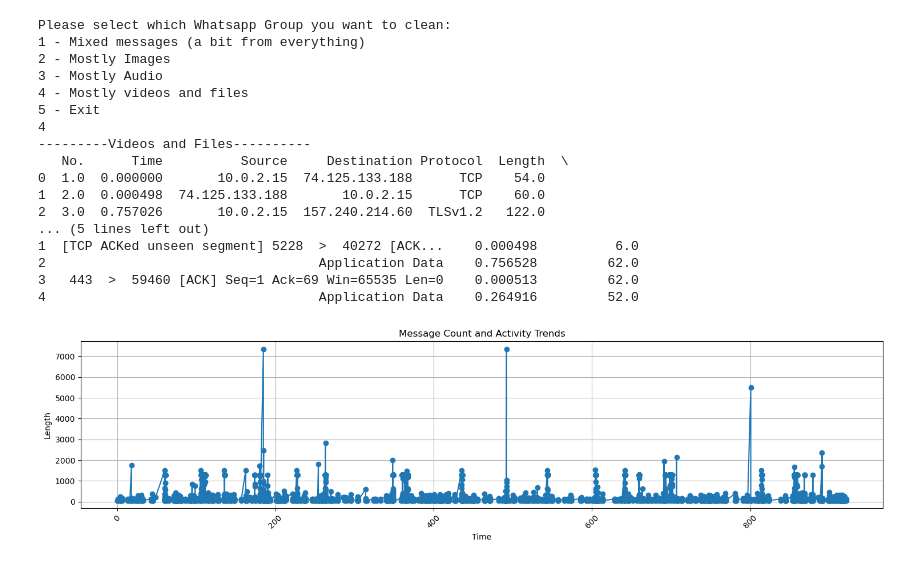
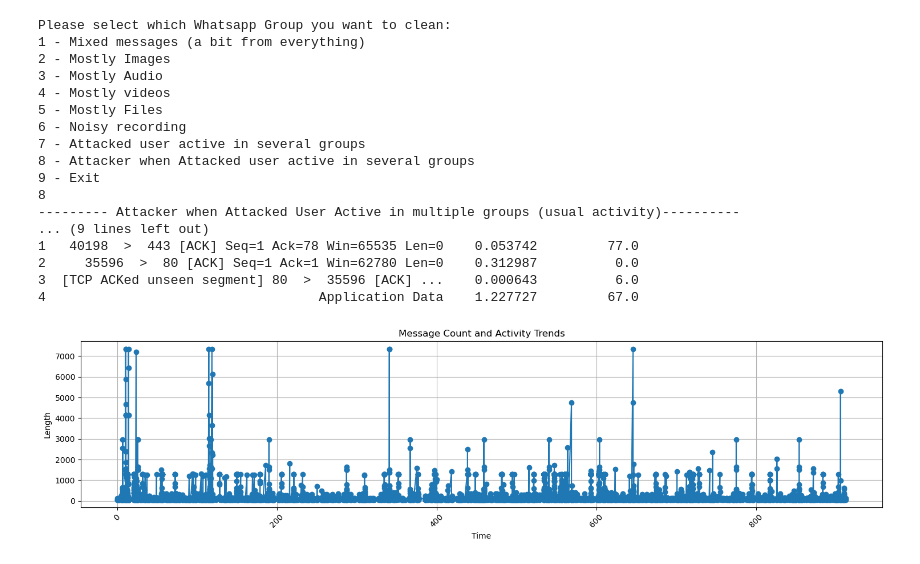
Before and after one commit to ohadwolfman/Networks_Final_Project, a Jupyter notebook: src/network final project - cleaning the recordings.ipynb, the cells around one changed output. Saved outputs shown, nothing was run; the diff lists cells and outputs as text; code cells hidden in the pictures.

Commit message:
cleaned data. improved cleaning.

```diff
--- a/src/network final project - cleaning the recordings.ipynb
+++ b/src/network final project - cleaning the recordings.ipynb
@@ -25,7 +28,7 @@ def load_csv(number):
     if number == '1':
         name = "whatsappMessagesCSV"
         path = work_path + "/RAW/CSV/" + name + ".csv"
-        print("---------Messages----------")
+        print("---------Mixed Group (Mostly Messages)----------")
     elif number == '2':
         name = "whatsappImagesCSV"
         path = work_path + "/RAW/CSV/" + name + ".csv"
@@ -35,9 +38,25 @@ def load_csv(number):
         path = work_path + "/RAW/CSV/" + name + ".csv"
         print("---------Audio----------")
     elif number == '4':
-        name = "whatsappVideosAndFilesCSV"
+        name = "whatsappVideosCSV"
         path = work_path + "/RAW/CSV/" + name + ".csv"
-        print("---------Videos and Files----------")
+        print("---------Videos----------")
+    elif number == '5':
+        name = "whatsappFilesCSV"
+        path = work_path + "/RAW/CSV/" + name + ".csv"
+        print("---------Files----------")
+    elif number == '6':
+        name = "WhatsappNoisedGroupCSV"
+        path = work_path + "/RAW/CSV/" + name + ".csv"
+        print("---------Group With Noise----------")
+    elif number == '7':
+        name = "whatsappAtteckedRegularUseCSV"
+        path = work_path + "/RAW/CSV/" + name + ".csv"
+        print("---------Attacked User Active in multiple groups (usual activity)----------")
+    elif number == '8':
+        name = "whatsappAtteckedRegularUseCSV"
+        path = work_path + "/RAW/CSV/" + name + ".csv"
+        print("--------- Attacker when Attacked User Active in multiple groups (usual activity)----------")
 
     df = pd.read_csv(path, sep=',', header=0,
                      usecols=["No.", "Time", "Source", "Destination", "Protocol", "Length", "Info"])
@@ -166,40 +191,44 @@ def remove_middle_row(df: pd.DataFrame, threshold: int = 500, lendth_diff: int =
 # %%
 invalid = True
 while invalid:
     answer = input("Please select which Whatsapp Group you want to clean:\n"
                            "1 - Mixed messages (a bit from everything)\n"
                            "2 - Mostly Images\n"
                            "3 - Mostly Audio\n"
-                           "4 - Mostly videos and files\n"
-                           "5 - Exit\n")
-    if answer != '1' and answer != '2' and answer != '3' and answer != '4' and answer != '5':
+                           "4 - Mostly videos\n"
+                           "5 - Mostly Files\n"
+                           "6 - Noisy recording\n"
+                           "7 - Attacked user active in several groups\n"
+                           "8 - Attacker when Attacked user active in several groups\n"
+                           "9 - Exit\n")
+    if answer != '1' and answer != '2' and answer != '3' and answer != '4' and answer != '5' and answer != '6' and answer != '7' and answer != '8' and answer != '9':
         print("Invalid value. Please enter a valid number\n")
-    elif answer == '5':
+    elif answer == '9':
         invalid = False
         print("Goodbye")
     else:
         invalid = False
         df, name = load_csv(answer)
         plot_activity_trends(df)
 # %% [output]
 Please select which Whatsapp Group you want to clean:
 1 - Mixed messages (a bit from everything)
 2 - Mostly Images
 3 - Mostly Audio
-4 - Mostly videos and files
-5 - Exit
-4
----------Videos and Files----------
-   No.      Time          Source     Destination Protocol  Length  \
-0  1.0  0.000000       10.0.2.15  74.125.133.188      TCP    54.0
-1  2.0  0.000498  74.125.133.188       10.0.2.15      TCP    60.0
-2  3.0  0.757026       10.0.2.15  157.240.214.60  TLSv1.2   122.0
-... (5 lines left out)
-1  [TCP ACKed unseen segment] 5228  >  40272 [ACK...    0.000498          6.0
-2                                   Application Data    0.756528         62.0
-3   443  >  59460 [ACK] Seq=1 Ack=69 Win=65535 Len=0    0.000513         62.0
-4                                   Application Data    0.264916         52.0
+4 - Mostly videos
+5 - Mostly Files
+6 - Noisy recording
+7 - Attacked user active in several groups
+8 - Attacker when Attacked user active in several groups
+9 - Exit
+8
+--------- Attacker when Attacked User Active in multiple groups (usual activity)----------
+... (9 lines left out)
+1   40198  >  443 [ACK] Seq=1 Ack=78 Win=65535 Len=0    0.053742         77.0
+2     35596  >  80 [ACK] Seq=1 Ack=1 Win=62780 Len=0    0.312987          0.0
+3  [TCP ACKed unseen segment] 80  >  35596 [ACK] ...    0.000643          6.0
+4                                   Application Data    1.227727         67.0
-[figure, old version]
+[figure, new version]
 # %%
 df
 # %% [output]
```
Also changed, not shown: parts of 12 cells of this notebook, 4 other files.
